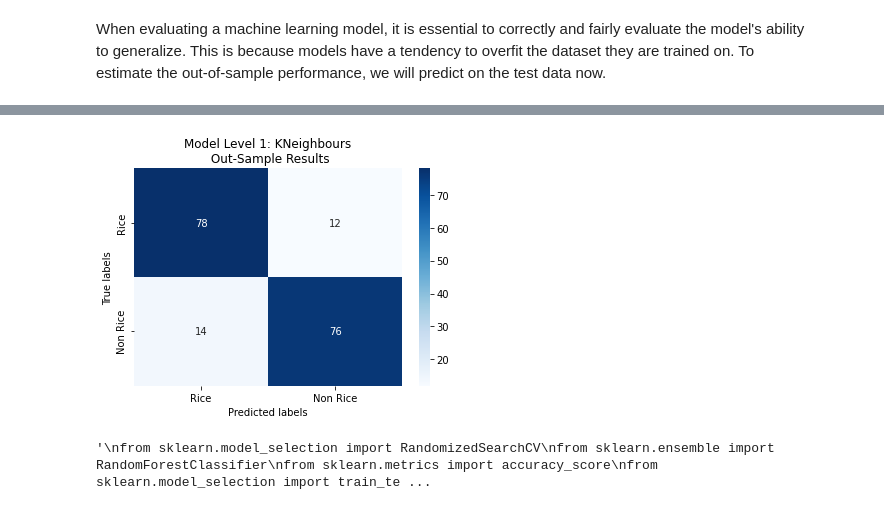
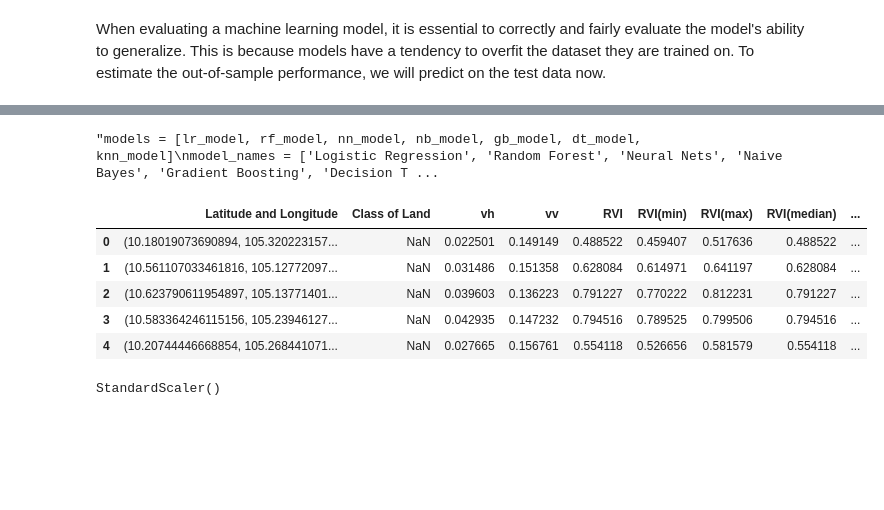
Before and after one commit to ishaan-bedi/rice-crop-identification-classifier, a Jupyter notebook: ML_Processing.ipynb, the cells around one changed output, grey strips where cells are left out. Saved outputs shown, nothing was run; the diff lists cells and outputs as text; code cells hidden in the pictures; blank space fills up the shorter version.

Commit message:
Updated with minor fixes
accuracy: 90% (prediction set) with RF

```diff
--- a/ML_Processing.ipynb
+++ b/ML_Processing.ipynb
@@ -292,47 +334,19 @@ plot_confusion_matrix(y_test, outsample_predictions_DT,"Model Level 1: Decision\
-# %%
-plot_confusion_matrix(y_test, outsample_predictions_KNN,"Model Level 1: KNeighbours\n Out-Sample Results",['Rice', 'Non Rice'])
-# %% [output]
-[figure, removed]
-# %%
-''' Parameter caliberation technique
-from sklearn.model_selection import RandomizedSearchCV
-from sklearn.ensemble import RandomForestClassifier
-from sklearn.metrics import accuracy_score
-from sklearn.model_selection import train_test_split
-from scipy.stats import randint
-
-# Assuming X_train, X_test, y_train, y_test are your training and testing data
-X_train, X_test, y_train, y_test = train_test_split(X, y, test_size=0.3, random_state=42)
-
-# Create a Random Forest model
-rf_model = RandomForestClassifier()
-
-# Define hyperparameter grid
-param_dist = {
-    'n_estimators': randint(10, 200),
-    'max_features': ['auto', 'sqrt', 'log2', None],
-    'max_depth': randint(1, 20),
-    'min_samples_split': randint(2, 20),
-    'min_samples_leaf': randint(1, 20),
-    'bootstrap': [True, False],
-}
-
-# Use RandomizedSearchCV for hyperparameter tuning
-random_search = RandomizedSearchCV(rf_model, param_distributions=param_dist, n_iter=100, cv=5, random_state=42, n_jobs=-1)
-random_search.fit(X_train, y_train)
-
-# Get the best model from the search
-best_rf_model = random_search.best_estimator_
-
-# Make predictions on the test set
-rf_predictions = best_rf_model.predict(X_test)
-
-# Evaluate the accuracy
-rf_accuracy = accuracy_score(y_test, rf_predictions)
-print(f"Random Forest Accuracy after Calibration: {rf_accuracy}")
-
-# Print the best hyperparameters
-print("Best Hyperparameters:", random_search.best_params_)
-'''
-# %% [output]
-'\nfrom sklearn.model_selection import RandomizedSearchCV\nfrom sklearn.ensemble import RandomForestClassifier\nfrom sklearn.metrics import accuracy_score\nfrom sklearn.model_selection import train_te ...
+# %%
+'''models = [lr_model, rf_model, nn_model, nb_model, gb_model, dt_model, knn_model]
+model_names = ['Logistic Regression', 'Random Forest', 'Neural Nets', 'Naive Bayes', 'Gradient Boosting', 'Decision Trees', 'K-Nearest Neighbors']
+insample_predictions = [outsample_predictions_LR, outsample_predictions_RF, outsample_predictions_NN,
+                         outsample_predictions_NB, outsample_predictions_GB, outsample_predictions_DT, outsample_predictions_KNN]
+
+plot_confusion_matrices(models, model_names, X_test, y_test, labels=['Rice', 'Non Rice'])'''
+# %% [output]
+"models = [lr_model, rf_model, nn_model, nb_model, gb_model, dt_model, knn_model]\nmodel_names = ['Logistic Regression', 'Random Forest', 'Neural Nets', 'Naive Bayes', 'Gradient Boosting', 'Decision T ...
+# %%
+submission_vh_vv_rvi_data = pd.read_csv("export_data.csv")
+submission_vh_vv_rvi_data.head()
+# %% [output]
+|  | Latitude and Longitude | Class of Land | vh | vv | RVI | RVI(min) | RVI(max) | RVI(median) | ... |
+| 0 | (10.18019073690894, 105.320223157... | NaN | 0.022501 | 0.149149 | 0.488522 | 0.459407 | 0.517636 | 0.488522 | ... |
+| 1 | (10.561107033461816, 105.12772097... | NaN | 0.031486 | 0.151358 | 0.628084 | 0.614971 | 0.641197 | 0.628084 | ... |
+| 2 | (10.623790611954897, 105.13771401... | NaN | 0.039603 | 0.136223 | 0.791227 | 0.770222 | 0.812231 | 0.791227 | ... |
+| 3 | (10.583364246115156, 105.23946127... | NaN | 0.042935 | 0.147232 | 0.794516 | 0.789525 | 0.799506 | 0.794516 | ... |
+| 4 | (10.20744446668854, 105.268441071... | NaN | 0.027665 | 0.156761 | 0.554118 | 0.526656 | 0.581579 | 0.554118 | ... |
@@ -338,0 +355,4 @@ print("Best Hyperparameters:", random_search.best_params_)
+# %%
+sc.fit(submission_vh_vv_rvi_data[['vh', 'vv', 'RVI', 'RVI(min)', 'RVI(max)', 'RVI(median)', 'vh(min)', 'vh(max)', 'vh(median)', 'vv(min)', 'vv(max)', 'vv(median)']])
+# %% [output]
+StandardScaler()
```
Also changed, not shown: parts of 39 cells of this notebook, 2 other files.
